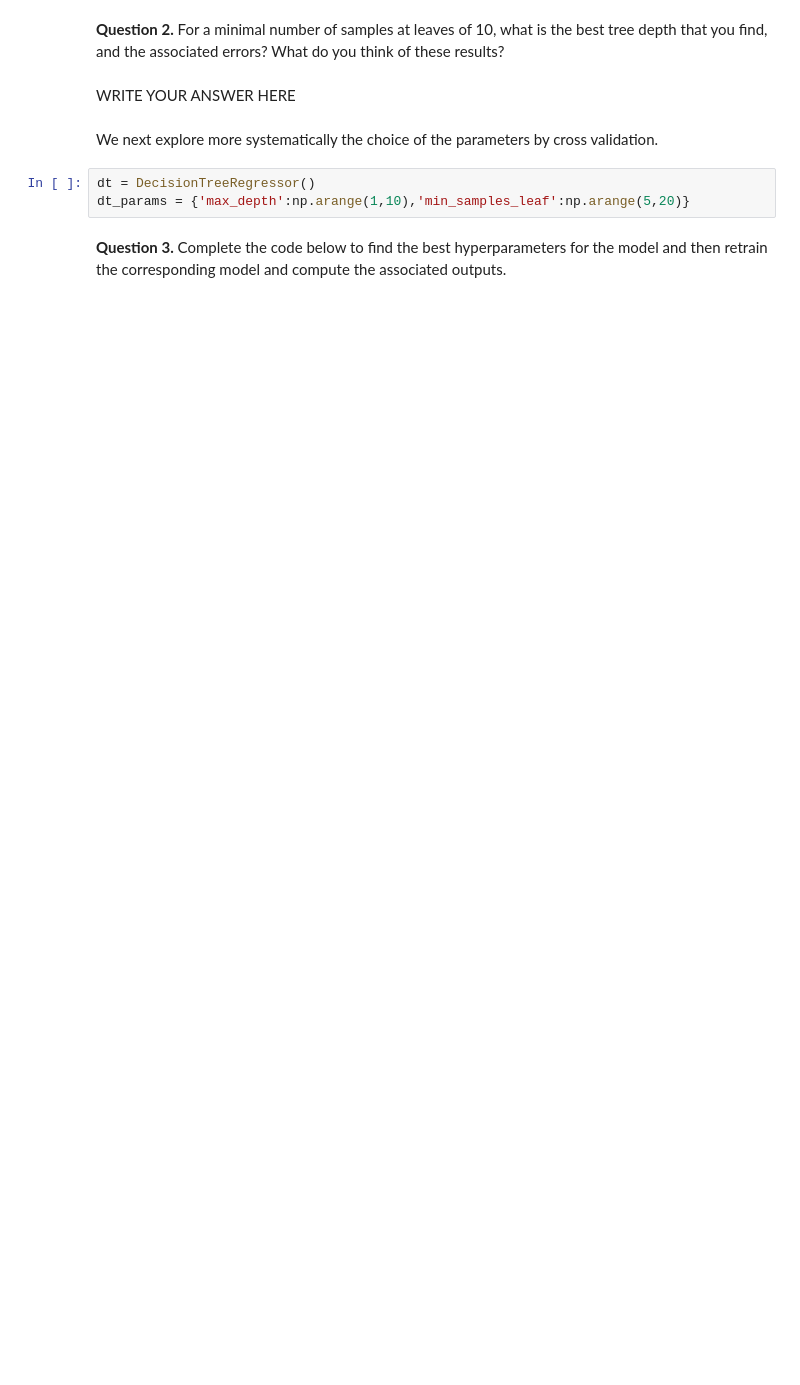
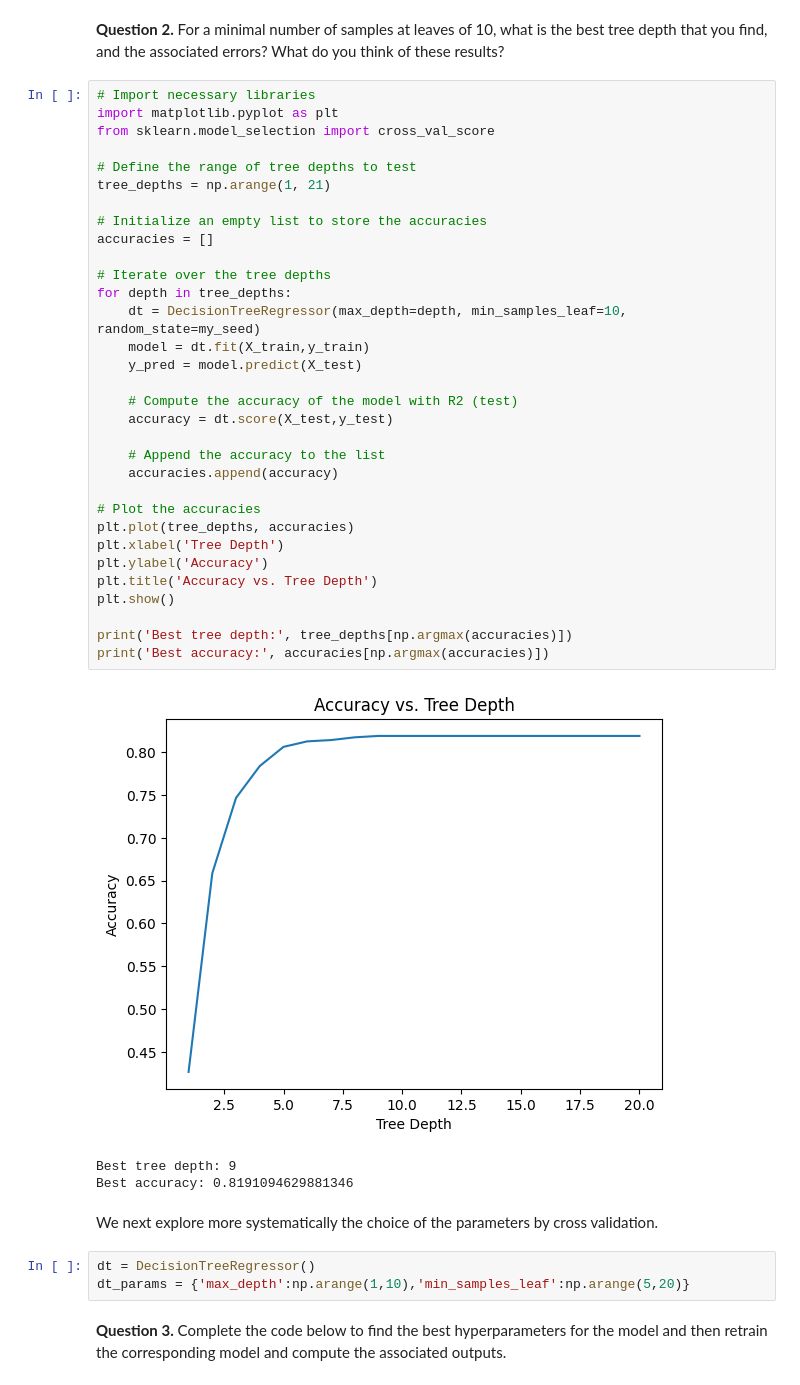
Before and after one commit to adevilde/Machine-Learning-Hands-on, a Jupyter notebook: 8_Trees_RandomForests_Boosting.ipynb, the cells around one changed output. Cells and saved outputs as stored; diff of their text form; blank space fills up the shorter version.

```diff
--- a/8_Trees_RandomForests_Boosting.ipynb
+++ b/8_Trees_RandomForests_Boosting.ipynb
@@ -92,7 +151,41 @@ plt.show()
 # %% [markdown]
 **Question 2.** For a minimal number of samples at leaves of 10, what is the best tree depth that you find, and the associated errors? What do you think of these results?
-# %% [markdown]
-WRITE YOUR ANSWER HERE
+# %%
+# Import necessary libraries
+import matplotlib.pyplot as plt
+from sklearn.model_selection import cross_val_score
+
+# Define the range of tree depths to test
+tree_depths = np.arange(1, 21)
+
+# Initialize an empty list to store the accuracies
+accuracies = []
+
+# Iterate over the tree depths
+for depth in tree_depths:
+    dt = DecisionTreeRegressor(max_depth=depth, min_samples_leaf=10, random_state=my_seed)
+    model = dt.fit(X_train,y_train)
+    y_pred = model.predict(X_test)
+
+    # Compute the accuracy of the model with R2 (test)
+    accuracy = dt.score(X_test,y_test)
+
+    # Append the accuracy to the list
+    accuracies.append(accuracy)
+
+# Plot the accuracies
+plt.plot(tree_depths, accuracies)
+plt.xlabel('Tree Depth')
+plt.ylabel('Accuracy')
+plt.title('Accuracy vs. Tree Depth')
+plt.show()
+
+print('Best tree depth:', tree_depths[np.argmax(accuracies)])
+print('Best accuracy:', accuracies[np.argmax(accuracies)])
+# %% [output]
+[figure, added]
+Best tree depth: 9
+Best accuracy: 0.8191094629881346
 # %% [markdown]
 We next explore more systematically the choice of the parameters by cross validation.
 # %%
```
Also changed, not shown: parts of 14 cells of this notebook.
